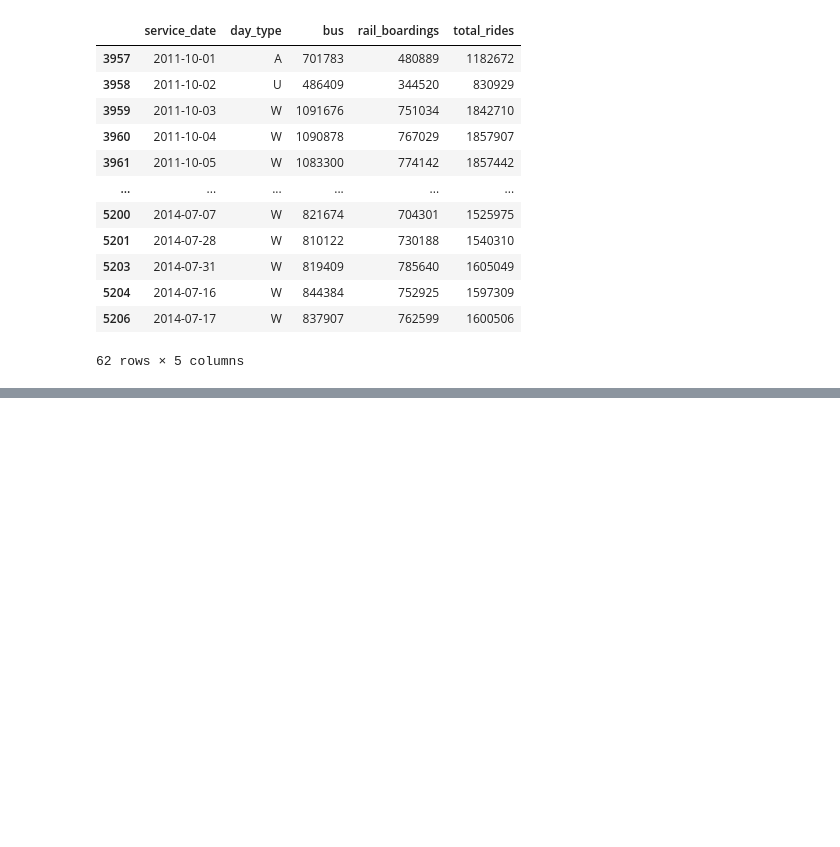
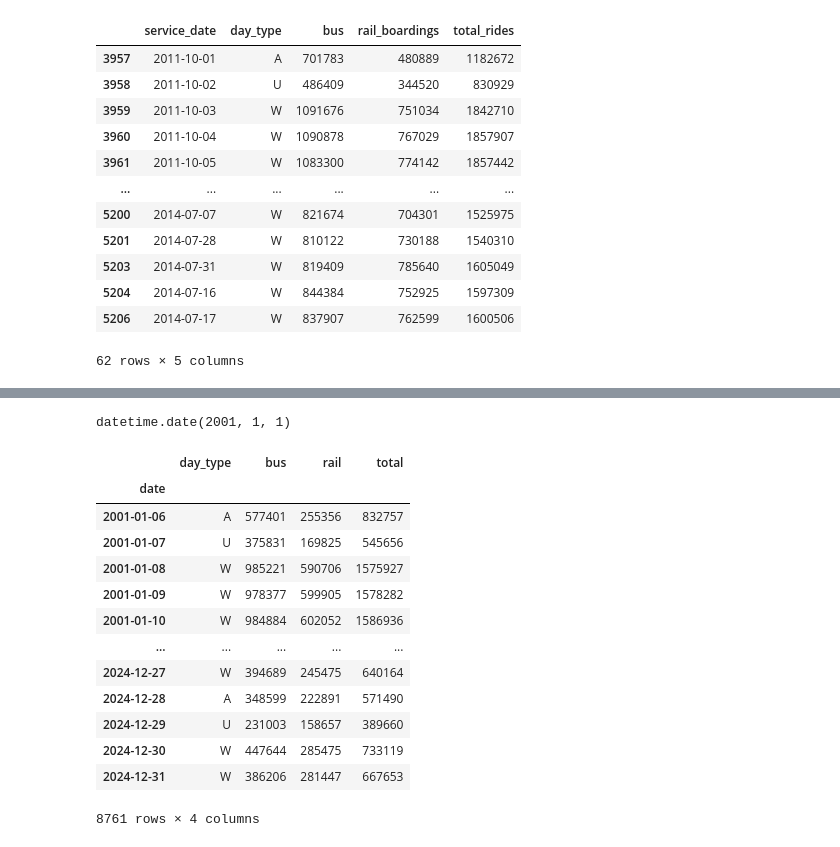
Before and after one commit to madeofcroatia/city, a Jupyter notebook: notebooks/exploration1.ipynb, the cells around one changed output, grey strips where cells are left out. Drawn from its saved outputs; the diff is of its cells as text; code cells hidden in the pictures; blank space fills up the shorter version.

```diff
--- a/notebooks/exploration1.ipynb
+++ b/notebooks/exploration1.ipynb
@@ -289,0 +341,4 @@ ridership_df.to_csv("../data/cta-ridership-clean.csv", index=False)
+# %%
+str(df.loc[0, 'date'].date()
+# %% [output]
+datetime.date(2001, 1, 1)
@@ -289,0 +348,17 @@ ridership_df.to_csv("../data/cta-ridership-clean.csv", index=False)
+# %%
+df.set_index("date")["2001-01-06":]
+# %% [output]
+|  | day_type | bus | rail | total |
+| date |  |  |  |  |
+| 2001-01-06 | A | 577401 | 255356 | 832757 |
+| 2001-01-07 | U | 375831 | 169825 | 545656 |
+| 2001-01-08 | W | 985221 | 590706 | 1575927 |
+| 2001-01-09 | W | 978377 | 599905 | 1578282 |
+| 2001-01-10 | W | 984884 | 602052 | 1586936 |
+| ... | ... | ... | ... | ... |
+| 2024-12-27 | W | 394689 | 245475 | 640164 |
+| 2024-12-28 | A | 348599 | 222891 | 571490 |
+| 2024-12-29 | U | 231003 | 158657 | 389660 |
+| 2024-12-30 | W | 447644 | 285475 | 733119 |
+| 2024-12-31 | W | 386206 | 281447 | 667653 |
+8761 rows × 4 columns
```
Also changed, not shown: parts of 16 cells of this notebook, 3 other files.
